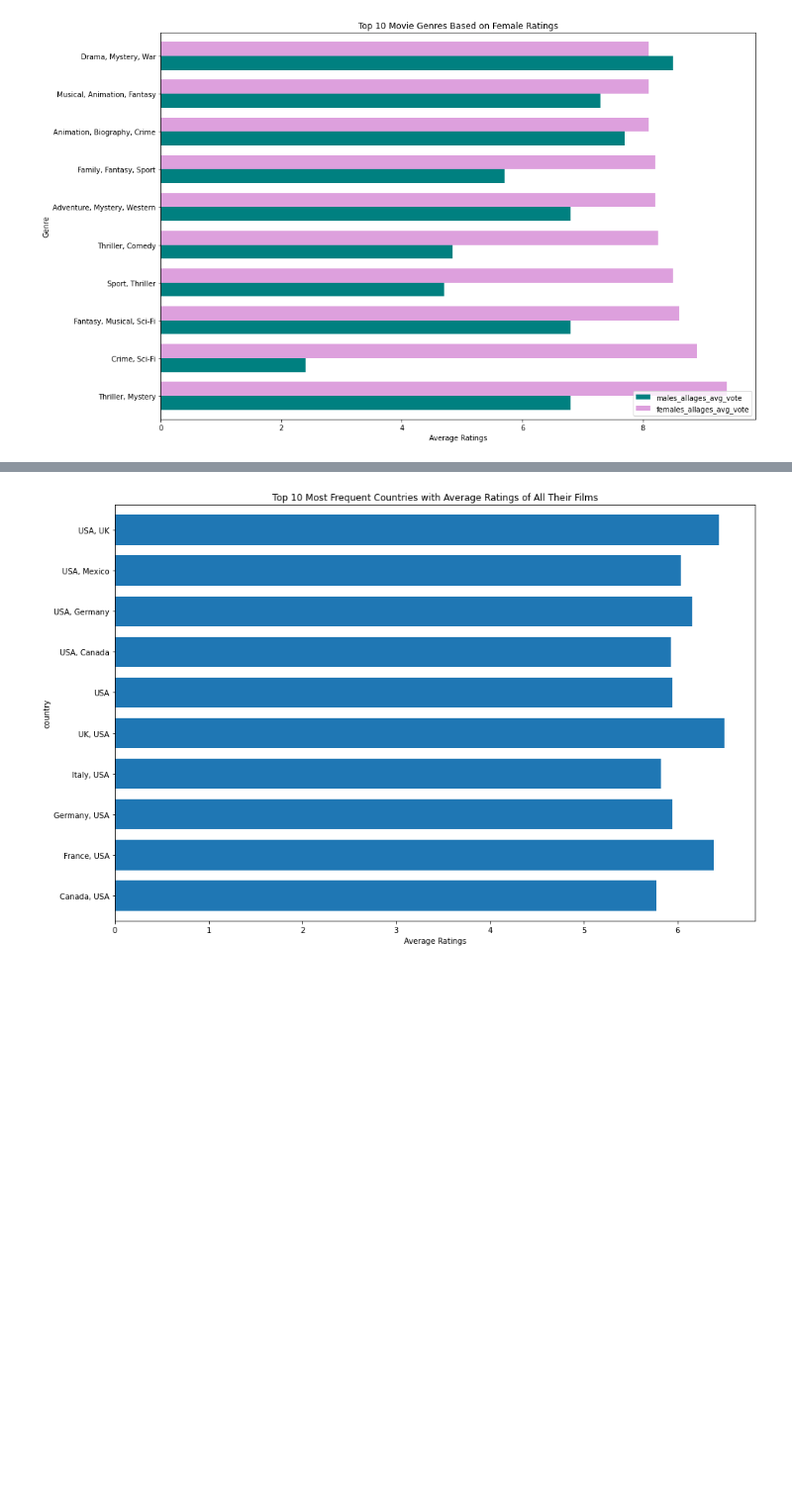
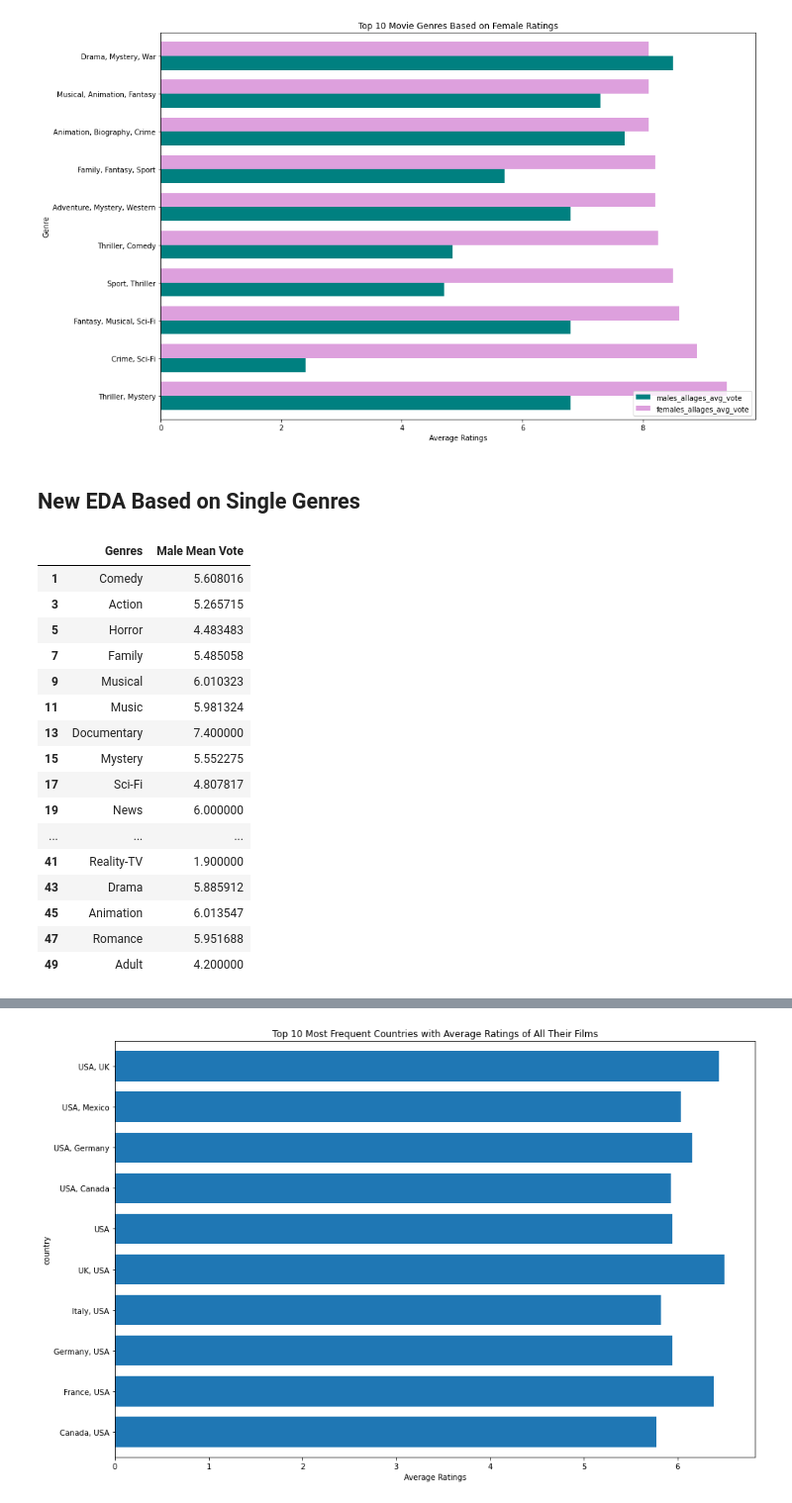
Before and after one commit to paola-perezrivera/CS418-Movie-Model, a Jupyter notebook: IMDb.ipynb, the cells around one changed output, grey strips where cells are left out. Shown at 99% size. Saved outputs shown, nothing was run; the diff lists cells and outputs as text; code cells hidden in the pictures; blank space fills up the shorter version.

```diff
--- a/IMDb.ipynb
+++ b/IMDb.ipynb
@@ -253,3 +259,63 @@ plt.xlabel("Average Ratings");
 [figure]
 [figure]
 [figure]
+# %% [markdown]
+## New EDA Based on Single Genres
+# %%
+Comedy = complete_df.groupby(['Comedy'])[['males_allages_avg_vote']].mean().reset_index();
+Action = complete_df.groupby(['Action'])[['males_allages_avg_vote']].mean().reset_index();
+Horror = complete_df.groupby(['Horror'])[['males_allages_avg_vote']].mean().reset_index();
+Family = complete_df.groupby(['Family'])[['males_allages_avg_vote']].mean().reset_index();
+Musical = complete_df.groupby(['Musical'])[['males_allages_avg_vote']].mean().reset_index();
+Music = complete_df.groupby(['Music'])[['males_allages_avg_vote']].mean().reset_index();
+Documentary = complete_df.groupby(['Documentary'])[['males_allages_avg_vote']].mean().reset_index();
+Mystery = complete_df.groupby(['Mystery'])[['males_allages_avg_vote']].mean().reset_index();
+Sci_Fi = complete_df.groupby(['Sci-Fi'])[['males_allages_avg_vote']].mean().reset_index();
+News = complete_df.groupby(['News'])[['males_allages_avg_vote']].mean().reset_index();
+Crime = complete_df.groupby(['Crime'])[['males_allages_avg_vote']].mean().reset_index();
+Adventure = complete_df.groupby(['Adventure'])[['males_allages_avg_vote']].mean().reset_index();
+Film_Noir = complete_df.groupby(['Film-Noir'])[['males_allages_avg_vote']].mean().reset_index();
+History = complete_df.groupby(['History'])[['males_allages_avg_vote']].mean().reset_index();
+Thriller = complete_df.groupby(['Thriller'])[['males_allages_avg_vote']].mean().reset_index();
+Sport = complete_df.groupby(['Sport'])[['males_allages_avg_vote']].mean().reset_index();
+Western = complete_df.groupby(['Western'])[['males_allages_avg_vote']].mean().reset_index();
+Biography = complete_df.groupby(['Biography'])[['males_allages_avg_vote']].mean().reset_index();
+War = complete_df.groupby(['War'])[['males_allages_avg_vote']].mean().reset_index();
+Fantasy = complete_df.groupby(['Fantasy'])[['males_allages_avg_vote']].mean().reset_index();
+Reality_TV = complete_df.groupby(['Reality-TV'])[['males_allages_avg_vote']].mean().reset_index();
+Drama = complete_df.groupby(['Drama'])[['males_allages_avg_vote']].mean().reset_index();
+Animation = complete_df.groupby(['Animation'])[['males_allages_avg_vote']].mean().reset_index();
+Romance = complete_df.groupby(['Romance'])[['males_allages_avg_vote']].mean().reset_index();
+Adult = complete_df.groupby(['Adult'])[['males_allages_avg_vote']].mean().reset_index();
+genres = pd.concat([Comedy, Action, Horror, Family, Musical, Music, Documentary, Mystery, Sci_Fi, News, Crime, Adventure, Film_Noir, History, Thriller, Sport, Western, Biography, War, Fantasy, Reality_TV, Drama, Animation, Romance, Adult], axis=1);
+genres = genres.drop([0])
+male_genres_melt = genres.melt(id_vars=[],
+                          var_name="Genre",
+                          value_name="Male Mean Vote")
+
+male_genres_melt = male_genres_melt.loc[male_genres_melt["Male Mean Vote"] != 1.00000]
+
+genres = ['Comedy', 'Action', 'Horror', 'Family', 'Musical', 'Music', 'Documentary', 'Mystery', 'Sci-Fi', 'News', 'Crime', 'Adventure', 'Film-Noir', 'History', 'Thriller', 'Sport', 'Western', 'Biography', 'War', 'Fantasy', 'Reality-TV', 'Drama', 'Animation', 'Romance', 'Adult']
+
+male_genres_melt.insert(loc=0, column='Genres', value=genres)
+male_genres_melt.head()
+
+male_genres_melt.drop(['Genre'], axis=1)
+# %% [output]
+|  | Genres | Male Mean Vote |
+| 1 | Comedy | 5.608016 |
+| 3 | Action | 5.265715 |
+| 5 | Horror | 4.483483 |
+| 7 | Family | 5.485058 |
+| 9 | Musical | 6.010323 |
+| 11 | Music | 5.981324 |
+| 13 | Documentary | 7.400000 |
+| 15 | Mystery | 5.552275 |
+| 17 | Sci-Fi | 4.807817 |
+| 19 | News | 6.000000 |
+| ... | ... | ... |
+| 41 | Reality-TV | 1.900000 |
+| 43 | Drama | 5.885912 |
+| 45 | Animation | 6.013547 |
+| 47 | Romance | 5.951688 |
+| 49 | Adult | 4.200000 |
```
Also changed, not shown: parts of 12 cells of this notebook.
